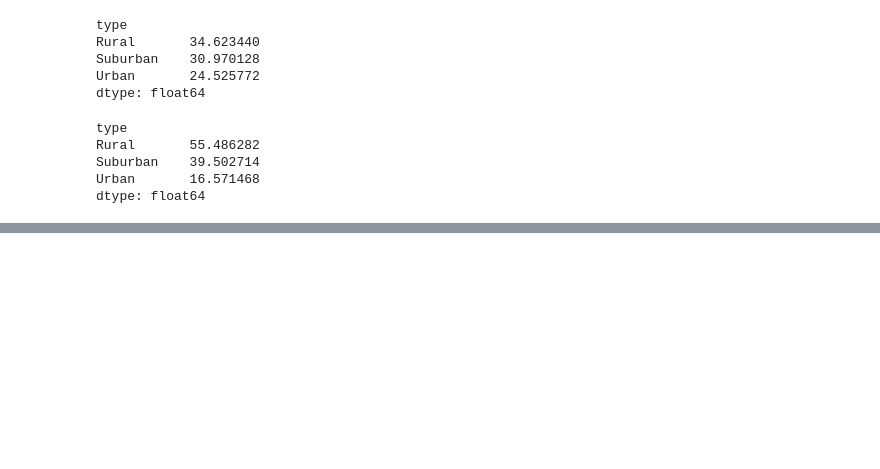
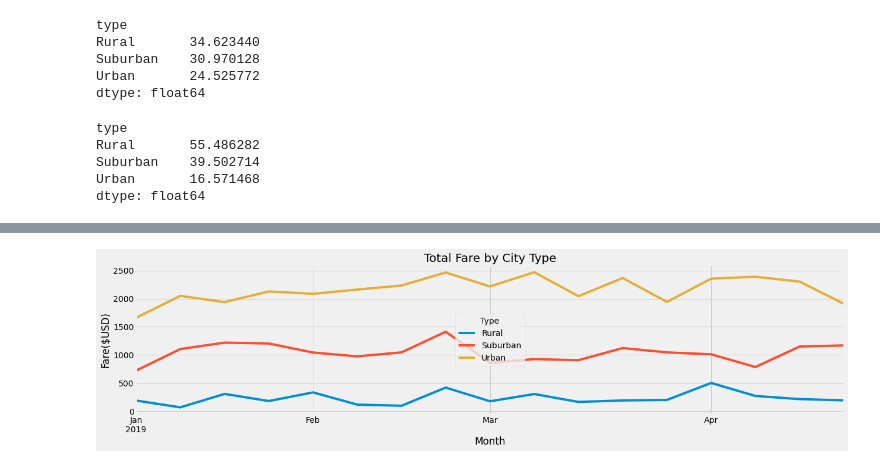
Before and after one commit to marcpalumbo/module5courswork, a Jupyter notebook: PyBer_Challenge.ipynb, the cells around one changed output, grey strips where cells are left out. Cells and saved outputs as stored; diff of their text form; code cells hidden in the pictures; blank space fills up the shorter version.

Commit message:
adding final analysis of PyBer Data

```diff
--- a/PyBer_Challenge.ipynb
+++ b/PyBer_Challenge.ipynb
@@ -126,5 +160,9 @@ pyber_summary_df.index.name = None
 # %%
 # 4. Create a pivot table with the 'date' as the index, the columns ='type', and values='fare'
 # to get the total fares for each type of city by the date.
+new_df = df.pivot(index = "date", columns = "type", values = "fare")
 # %%
 # 5. Create a new DataFrame from the pivot table DataFrame using loc on the given dates, '2019-01-01':'2019-04-29'.
+
+weeklydf = new_df.loc["2019-01-01":"2019-04-28"]
+weeklydf
@@ -131,5 +184,5 @@ pyber_summary_df.index.name = None
 # %%
 # 6. Set the "date" index to datetime datatype. This is necessary to use the resample() method in Step 8.
-# df.index = pd.to_datetime(df.index)
+weeklydf.index = pd.to_datetime(weeklydf.index)
 # %%
 # 7. Check that the datatype for the index is datetime using df.info()
@@ -136,2 +201,4 @@ pyber_summary_df.index.name = None
 # %%
 # 8. Create a new DataFrame using the "resample()" function by week 'W' and get the sum of the fares for each week.
+weekly_data_df = weeklydf.resample('w').sum()
+weekly_data_df
@@ -138,7 +225,24 @@ pyber_summary_df.index.name = None
 # %%
 # 8. Using the object-oriented interface method, plot the resample DataFrame using the df.plot() function.
 
 # Import the style from Matplotlib.
 from matplotlib import style
+from matplotlib.pyplot import figure
+
+ax = weekly_data_df.plot(figsize = (18,5))
+ax.set_xlabel("Month")
+
+#figure(figsize=(12, 4), dpi=80)
+#plt.plot(weekly_data_df)
+plt.title("Total Fare by City Type")
+plt.ylabel("Fare($USD)")
+
+
+plt.legend(["Rural","Suburban","Urban"], loc = 'center', title = "Type")
+
 # Use the graph style fivethirtyeight.
 style.use('fivethirtyeight')
+
+plt.savefig("PyBer_fare_summary.p")
+# %% [output]
+[figure, added]
```
Also changed, not shown: parts of 6 cells of this notebook, 1 other file.
